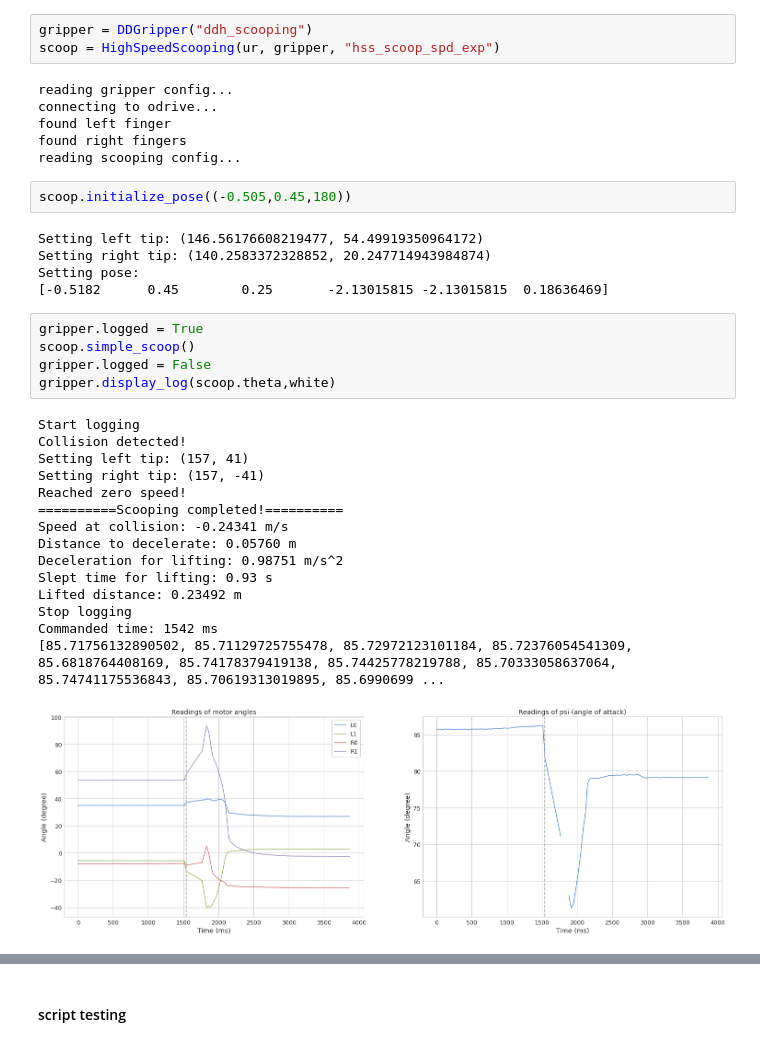
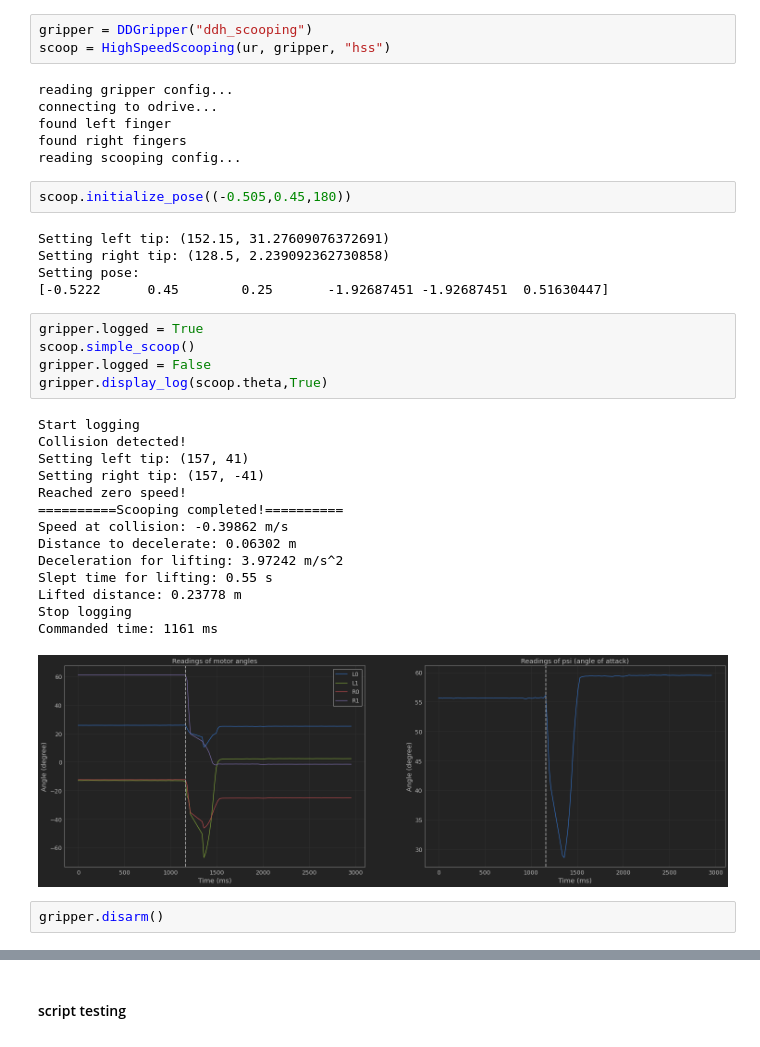
Before and after one commit to JS-RML/high_speed_scooping, a Jupyter notebook: script/scooping_test.ipynb, the cells around one changed output, grey strips where cells are left out. Cells and saved outputs as stored; diff of their text form.

```diff
--- a/script/scooping_test.ipynb
+++ b/script/scooping_test.ipynb
@@ -34,7 +33,7 @@ array([[-5.92515328e-05,  9.84800493e-01, -1.73689337e-01],
 >
 # %%
 gripper = DDGripper("ddh_scooping")
-scoop = HighSpeedScooping(ur, gripper, "hss_scoop_spd_exp")
+scoop = HighSpeedScooping(ur, gripper, "hss")
 # %% [output]
 reading gripper config...
 connecting to odrive...
@@ -44,31 +43,32 @@ reading scooping config...
 # %%
 scoop.initialize_pose((-0.505,0.45,180))
 # %% [output]
-Setting left tip: (146.56176608219477, 54.49919350964172)
-Setting right tip: (140.2583372328852, 20.247714943984874)
+Setting left tip: (152.15, 31.27609076372691)
+Setting right tip: (128.5, 2.239092362730858)
 Setting pose:
-[-0.5182      0.45        0.25       -2.13015815 -2.13015815  0.18636469]
+[-0.5222      0.45        0.25       -1.92687451 -1.92687451  0.51630447]
 # %%
 gripper.logged = True
 scoop.simple_scoop()
 gripper.logged = False
-gripper.display_log(scoop.theta,white)
+gripper.display_log(scoop.theta,True)
 # %% [output]
 Start logging
 Collision detected!
 Setting left tip: (157, 41)
 Setting right tip: (157, -41)
 Reached zero speed!
 ==========Scooping completed!==========
-Speed at collision: -0.24341 m/s
-Distance to decelerate: 0.05760 m
-Deceleration for lifting: 0.98751 m/s^2
-Slept time for lifting: 0.93 s
-Lifted distance: 0.23492 m
+Speed at collision: -0.39862 m/s
+Distance to decelerate: 0.06302 m
+Deceleration for lifting: 3.97242 m/s^2
+Slept time for lifting: 0.55 s
+Lifted distance: 0.23778 m
 Stop logging
-Commanded time: 1542 ms
-[85.71756132890502, 85.71129725755478, 85.72972123101184, 85.72376054541309, 85.6818764408169, 85.74178379419138, 85.74425778219788, 85.70333058637064, 85.74741175536843, 85.70619313019895, 85.6990699 ...
+Commanded time: 1161 ms
-[figure, old version]
+[figure, new version]
+# %%
+gripper.disarm()
 # %%
 from ddh import DDGripper
 gripper = DDGripper("ddh_scooping")
```
Also changed, not shown: parts of 5 cells of this notebook, 4 other files.
